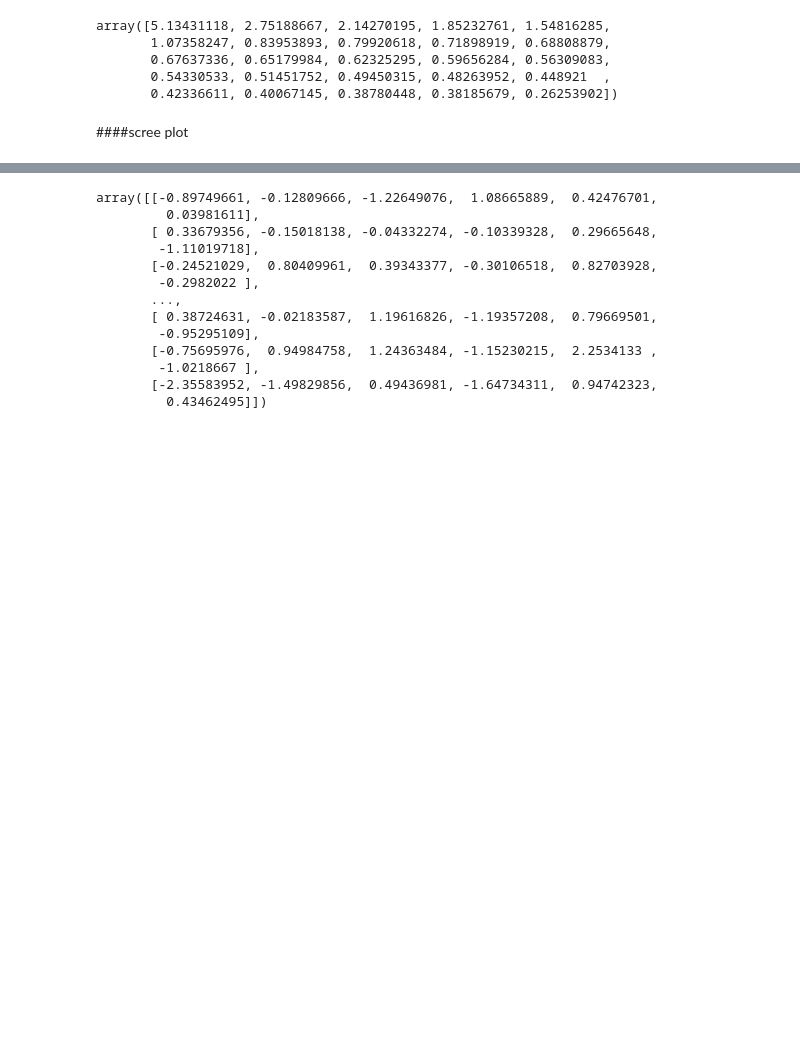
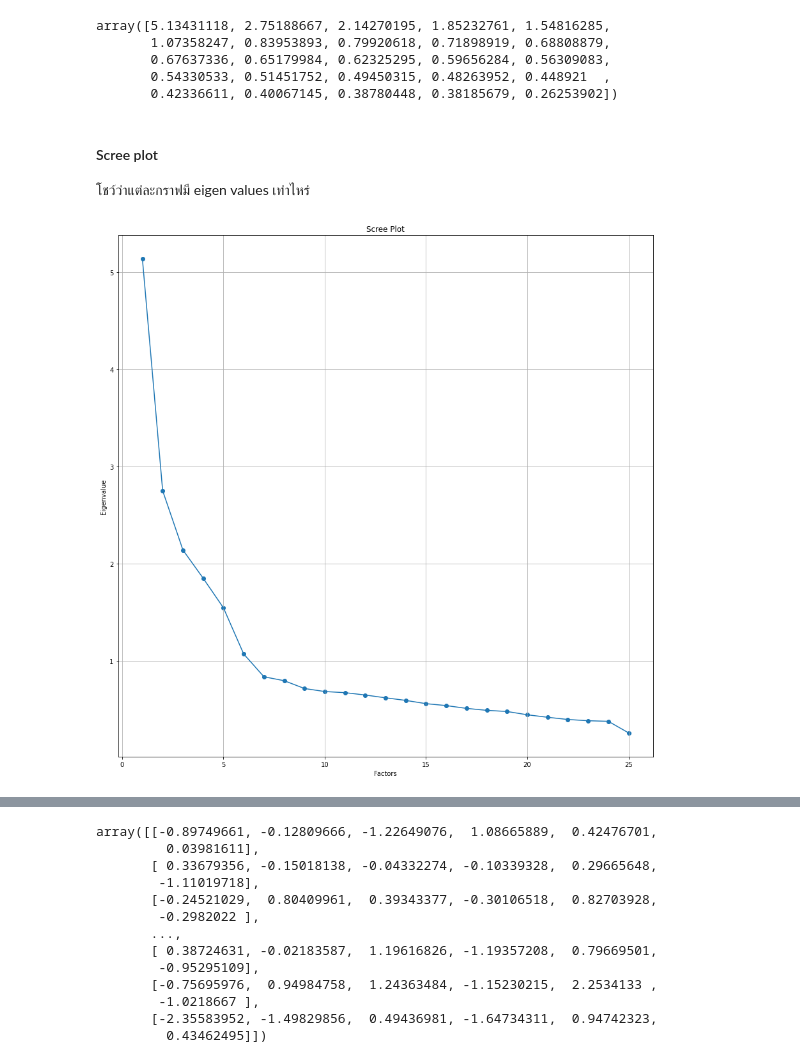
Before and after one commit to Jiraporn-klobrat/multivariate-, a Jupyter notebook: Chapter_5_Factor_Analysis.ipynb, the cells around one changed output, grey strips where cells are left out. Cells and saved outputs as stored; diff of their text form; code cells hidden in the pictures; blank space fills up the shorter version.

```diff
--- a/Chapter_5_Factor_Analysis.ipynb
+++ b/Chapter_5_Factor_Analysis.ipynb
@@ -177,8 +187,21 @@ array([5.13431118, 2.75188667, 2.14270195, 1.85232761, 1.54816285,
        0.67637336, 0.65179984, 0.62325295, 0.59656284, 0.56309083,
        0.54330533, 0.51451752, 0.49450315, 0.48263952, 0.448921  ,
        0.42336611, 0.40067145, 0.38780448, 0.38185679, 0.26253902])
-# %% [markdown]
-####scree plot
+# %% [markdown]
+#### Scree plot
+
+โชว์ว่าแต่ละกราฟมี eigen values เท่าไหร่
+# %%
+# Create scree plot using matplotlib
+plt.scatter(range(1,BFI_data_dropped.shape[1]+1),ev)
+plt.plot(range(1,BFI_data_dropped.shape[1]+1),ev)
+plt.title('Scree Plot')
+plt.xlabel('Factors')
+plt.ylabel('Eigenvalue')
+plt.grid()
+plt.show()
+# %% [output]
+[figure, added]
 # %%
 # Create scree plot using matplotlib
 plt.plot(range(1,BFI_data_dropped.shape[1]+1),ev,'bo-')
```
Also changed, not shown: parts of 43 cells of this notebook.
